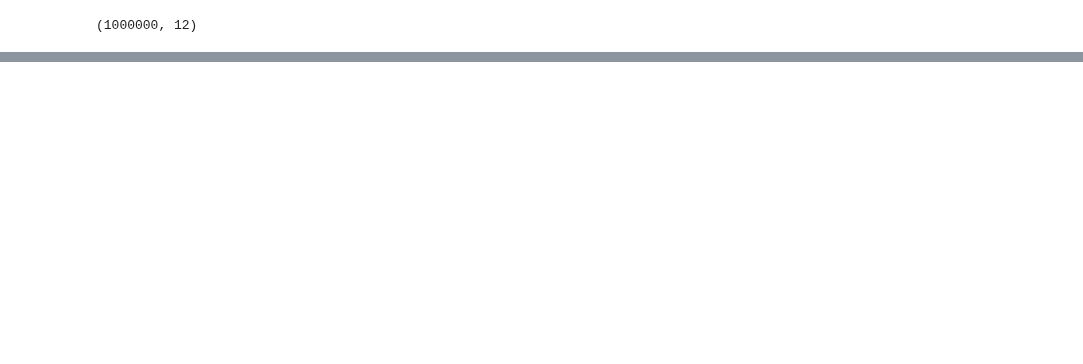
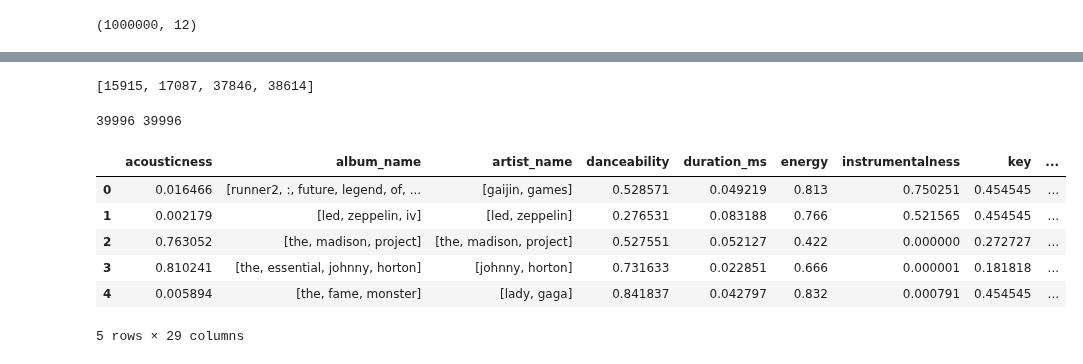
Before and after one commit to adamkhazi/one-million-playlists, a Jupyter notebook: exploration/Research Questions.ipynb, the cells around one changed output, grey strips where cells are left out. Cells and saved outputs as stored; diff of their text form; code cells hidden in the pictures; blank space fills up the shorter version.

```diff
--- a/exploration/Research Questions.ipynb
+++ b/exploration/Research Questions.ipynb
@@ -204,0 +384,13 @@ acc: 1.00
+# %%
+delNans
+# %% [output]
+[15915, 17087, 37846, 38614]
+# %%
+# drop rows with nan in them
+featuresDF = featuresDF.drop(featuresDF.index[featuresDF[numericCols].isnull().T.any().T])
+# %%
+print(len(Y), len(featuresDF))
+# %% [output]
+39996 39996
+# %%
+featuresDF[numericCols] = scaler.fit_transform(featuresDF[numericCols])
@@ -204,0 +399,17 @@ acc: 1.00
+# %%
+def preprocess(t):
+    t = t.lower()
+    return nltk.word_tokenize(t)
+# %%
+for t in textCols:
+    featuresDF[t] = featuresDF.apply(lambda row: preprocess(row[t]), axis=1)
+# %%
+featuresDF.head()
+# %% [output]
+|  | acousticness | album_name | artist_name | danceability | duration_ms | energy | instrumentalness | key | ... |
+| 0 | 0.016466 | [runner2, :, future, legend, of, ... | [gaijin, games] | 0.528571 | 0.049219 | 0.813 | 0.750251 | 0.454545 | ... |
+| 1 | 0.002179 | [led, zeppelin, iv] | [led, zeppelin] | 0.276531 | 0.083188 | 0.766 | 0.521565 | 0.454545 | ... |
+| 2 | 0.763052 | [the, madison, project] | [the, madison, project] | 0.527551 | 0.052127 | 0.422 | 0.000000 | 0.272727 | ... |
+| 3 | 0.810241 | [the, essential, johnny, horton] | [johnny, horton] | 0.731633 | 0.022851 | 0.666 | 0.000001 | 0.181818 | ... |
+| 4 | 0.005894 | [the, fame, monster] | [lady, gaga] | 0.841837 | 0.042797 | 0.832 | 0.000791 | 0.454545 | ... |
+5 rows × 29 columns
```
Also changed, not shown: parts of 64 cells of this notebook, 16 other files.
